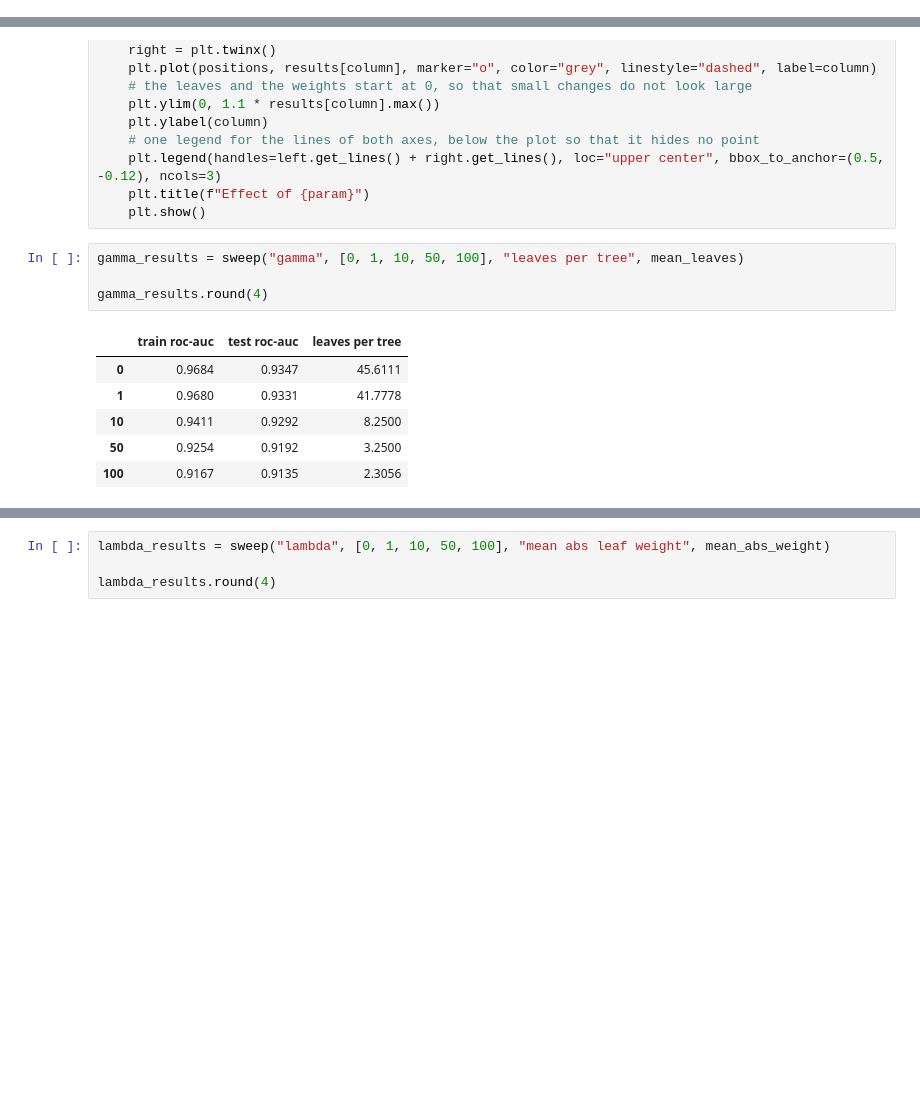
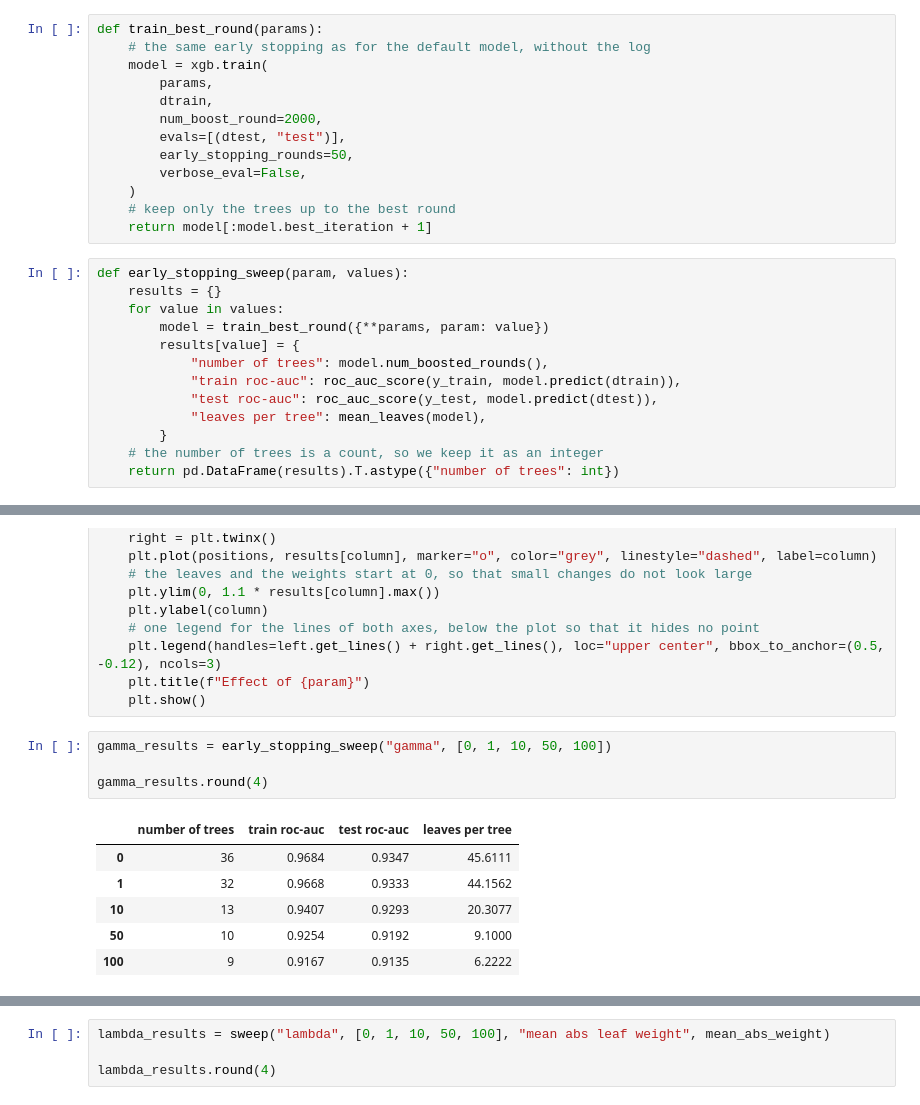
Before and after one commit to trainindata/master-tree-ensemble-models, a Jupyter notebook: 04-xgboost/01-xgboost-classification.ipynb, the cells around one changed output, grey strips where cells are left out. Cells and saved outputs as stored; diff of their text form; blank space fills up the shorter version.

```diff
--- a/04-xgboost/01-xgboost-classification.ipynb
+++ b/04-xgboost/01-xgboost-classification.ipynb
@@ -276,6 +285,32 @@ def sweep(param, values, column, summary):
             column: summary(model),
         }
     return pd.DataFrame(results).T
+# %%
+def train_best_round(params):
+    # the same early stopping as for the default model, without the log
+    model = xgb.train(
+        params,
+        dtrain,
+        num_boost_round=2000,
+        evals=[(dtest, "test")],
+        early_stopping_rounds=50,
+        verbose_eval=False,
+    )
+    # keep only the trees up to the best round
+    return model[:model.best_iteration + 1]
+# %%
+def early_stopping_sweep(param, values):
+    results = {}
+    for value in values:
+        model = train_best_round({**params, param: value})
+        results[value] = {
+            "number of trees": model.num_boosted_rounds(),
+            "train roc-auc": roc_auc_score(y_train, model.predict(dtrain)),
+            "test roc-auc": roc_auc_score(y_test, model.predict(dtest)),
+            "leaves per tree": mean_leaves(model),
+        }
+    # the number of trees is a count, so we keep it as an integer
+    return pd.DataFrame(results).T.astype({"number of trees": int})
 # %%
 def plot_sweep(results, param, column):
     # the values are far apart, so we place them at equal distances
@@ -296,16 +331,16 @@ def plot_sweep(results, param, column):
     plt.title(f"Effect of {param}")
     plt.show()
 # %%
-gamma_results = sweep("gamma", [0, 1, 10, 50, 100], "leaves per tree", mean_leaves)
+gamma_results = early_stopping_sweep("gamma", [0, 1, 10, 50, 100])
 
 gamma_results.round(4)
 # %% [output]
-|  | train roc-auc | test roc-auc | leaves per tree |
-| 0 | 0.9684 | 0.9347 | 45.6111 |
-| 1 | 0.9680 | 0.9331 | 41.7778 |
-| 10 | 0.9411 | 0.9292 | 8.2500 |
-| 50 | 0.9254 | 0.9192 | 3.2500 |
-| 100 | 0.9167 | 0.9135 | 2.3056 |
+|  | number of trees | train roc-auc | test roc-auc | leaves per tree |
+| 0 | 36 | 0.9684 | 0.9347 | 45.6111 |
+| 1 | 32 | 0.9668 | 0.9333 | 44.1562 |
+| 10 | 13 | 0.9407 | 0.9293 | 20.3077 |
+| 50 | 10 | 0.9254 | 0.9192 | 9.1000 |
+| 100 | 9 | 0.9167 | 0.9135 | 6.2222 |
 # %%
 plot_sweep(gamma_results, "gamma", "leaves per tree")
 # %% [output]
```
Also changed, not shown: parts of 8 cells of this notebook, 1 other file.
